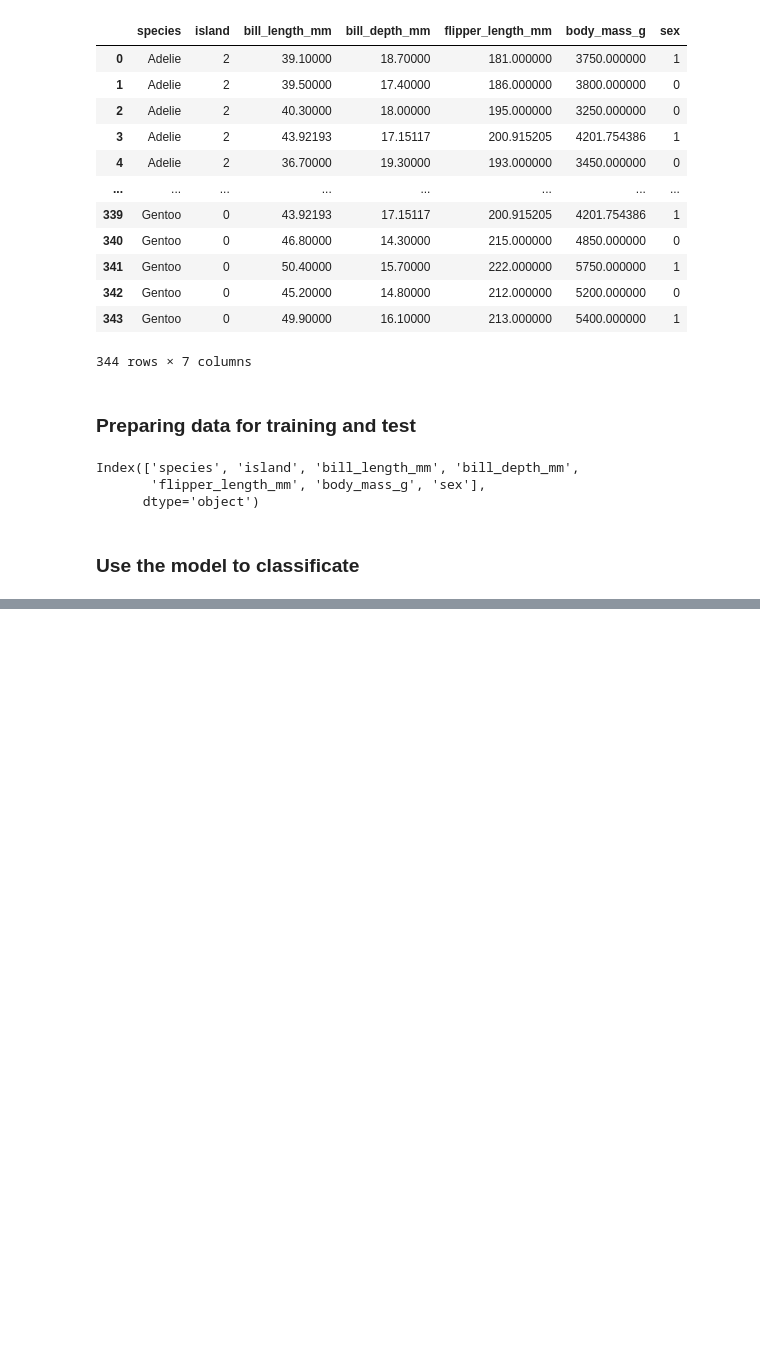
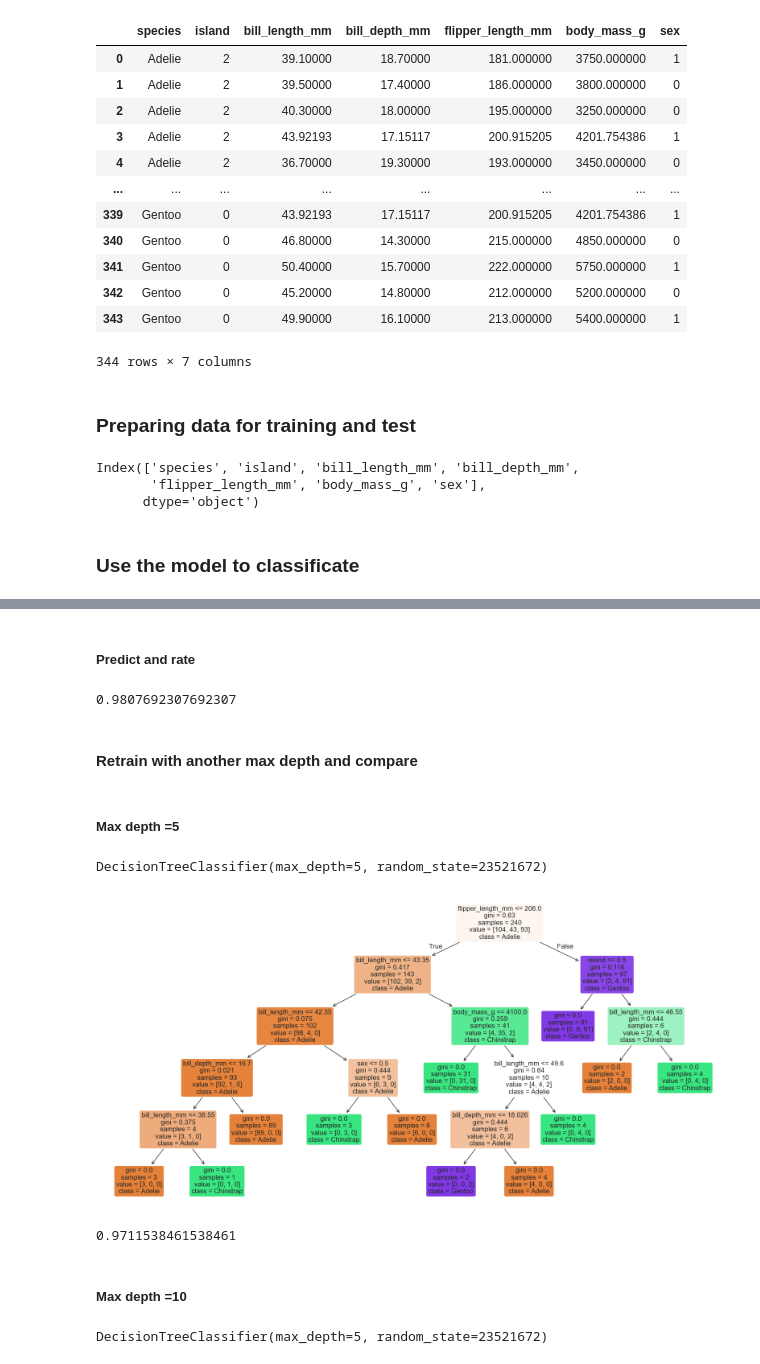
Before and after one commit to Qipu1220/PenguinClassification, a Jupyter notebook: BT1_23521672.ipynb, the cells around one changed output, grey strips where cells are left out. Drawn from its saved outputs; the diff is of its cells as text; code cells hidden in the pictures; blank space fills up the shorter version.

Commit message:
update penguins code 1st

```diff
--- a/BT1_23521672.ipynb
+++ b/BT1_23521672.ipynb
@@ -345,0 +348,4 @@ X_train, X_test, y_train, y_test = train_test_split(X,y,test_size=0.3,random_sta
+# %%
+penguins_features= ['island', 'bill_length_mm', 'bill_depth_mm','flipper_length_mm', 'body_mass_g', 'sex']
+DTmodel=DecisionTreeClassifier(max_depth=2,random_state=23521672)
+DTmodel.fit(X_train,y_train)
@@ -346,2 +370,36 @@ X_train, X_test, y_train, y_test = train_test_split(X,y,test_size=0.3,random_sta
+# %% [markdown]
+##### Predict and rate
+# %%
+y_predicted=DTmodel.predict(X_test)
+accuracy = accuracy_score(y_test,y_predicted)
+accuracy
+# %% [output]
+0.9807692307692307
+# %% [markdown]
+#### Retrain with another max depth and compare
+# %% [markdown]
+##### Max depth =5
 # %%
-DTmodel=DecisionTreeClassifier(max_depth=2,random_state=23521672)
+DTmodel=DecisionTreeClassifier(max_depth=5,random_state=23521672)
+DTmodel.fit(X_train,y_train)
+# %% [output]
+DecisionTreeClassifier(max_depth=5, random_state=23521672)
+# %%
+plt.figure(figsize=(20,10))
+plot_tree(DTmodel,feature_names=penguins_features,class_names=encoder.classes_, filled=True,rounded=True,fontsize=12)
+plt.show()
+# %% [output]
+[figure, added]
+# %%
+y_predicted=DTmodel.predict(X_test)
+accuracy=accuracy_score(y_test,y_predicted)
+accuracy
+# %% [output]
+0.9711538461538461
+# %% [markdown]
+##### Max depth =10
+# %%
+DTmodel=DecisionTreeClassifier(max_depth=5,random_state=23521672)
+DTmodel.fit(X_train,y_train)
+# %% [output]
+DecisionTreeClassifier(max_depth=5, random_state=23521672)
```
Also changed, not shown: parts of 15 cells of this notebook, 2 other files.
